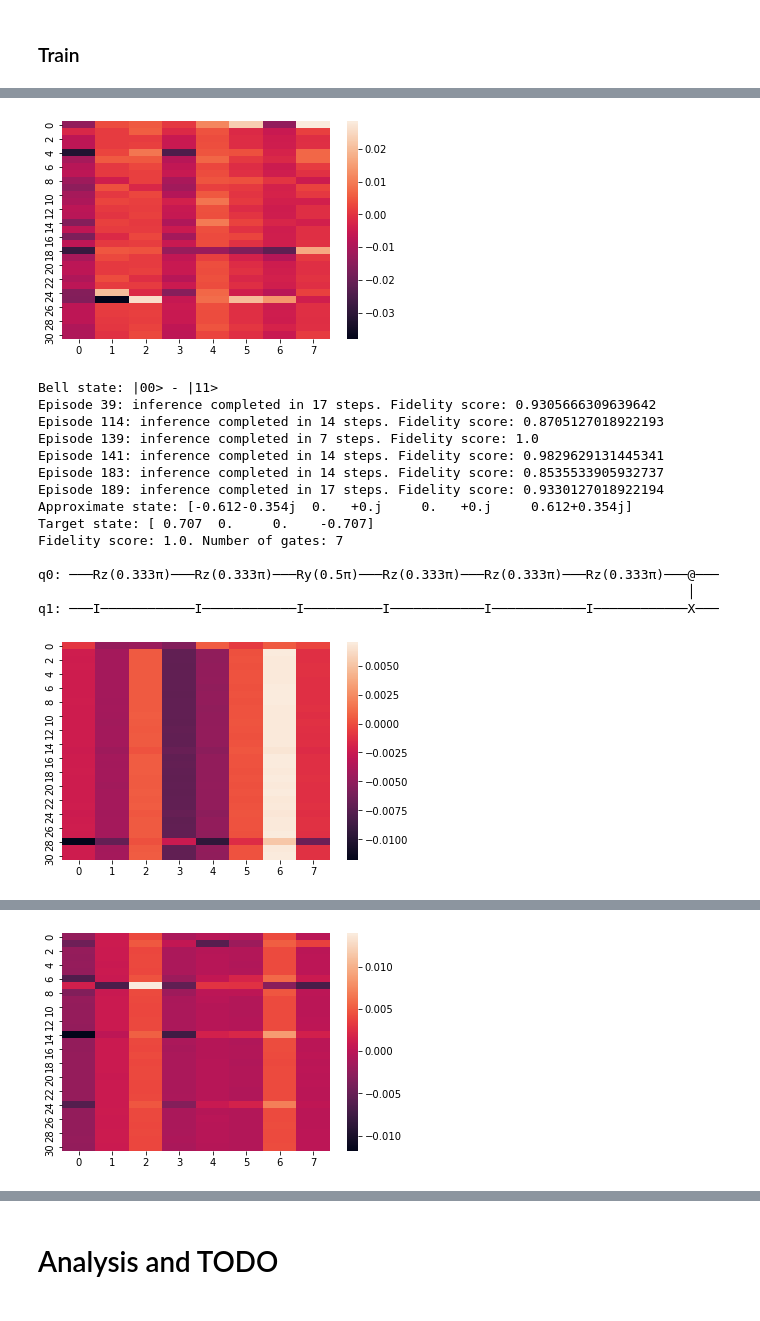
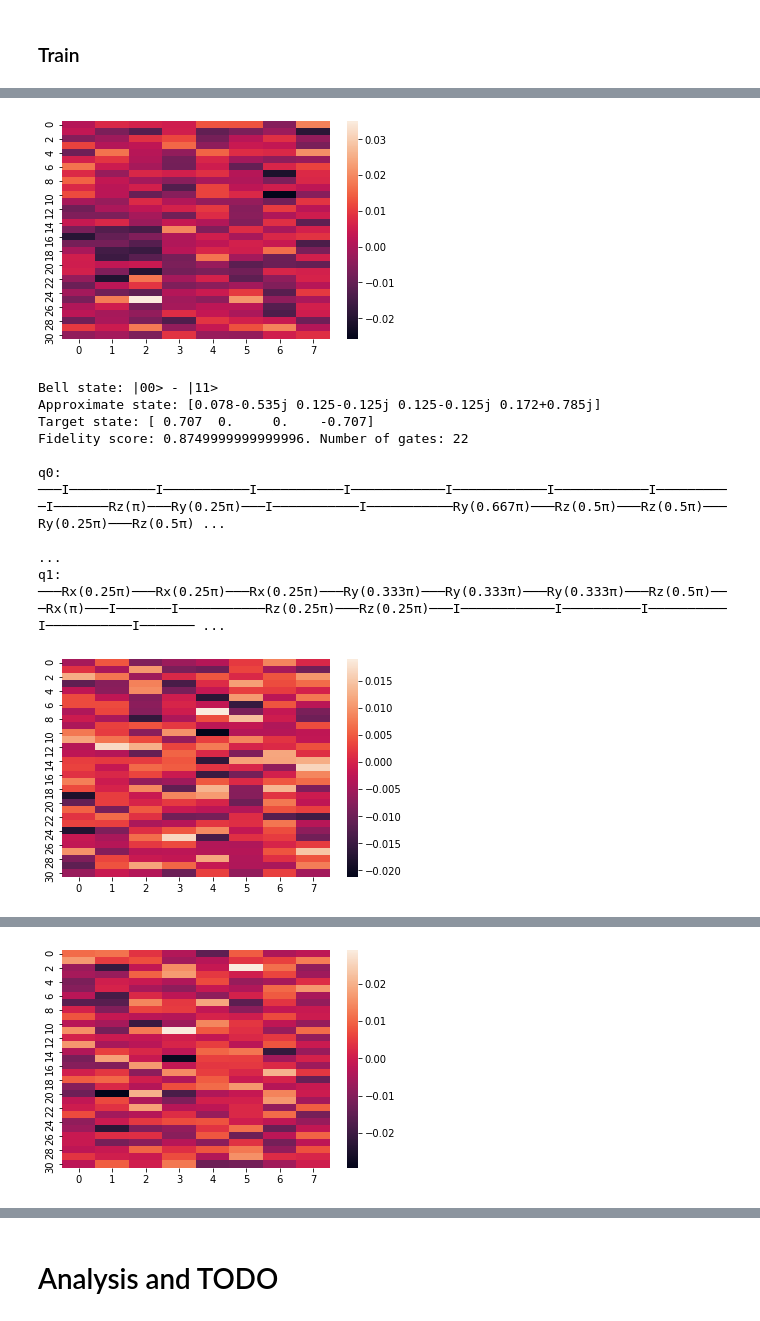
Before and after one commit to francescomontagna/Quantum-Reinforcement-Learning, a Jupyter notebook: QuantumRL.ipynb, the cells around one changed output, grey strips where cells are left out. Drawn from its saved outputs; the diff is of its cells as text; code cells hidden in the pictures.

Commit message:
Revert "Test for eps greedy behavioural policy"
This reverts commit 055b610d0de081abd541a19927df9fec2349f1c2.

```diff
--- a/QuantumRL.ipynb
+++ b/QuantumRL.ipynb
@@ -1045,15 +949,9 @@ Best Params:
 ?
 # %% [markdown]
 ### Train
-# %%
-TOLERANCE = 0.15
-TRAINING_EPISODES = 200
-NUM_OFFLINE_UPDATES = 0  # WAY WORSE IF != 0
-
-STEP_SIZE = 0.0001
-NEG_REWARD = -1.0
-POS_REWARD = 100.0
-DISCOUNT = 0.
-PATH = "logs.txt"
+# %%
+STEP_SIZE = 0.0001
+NEG_REWARD = -5.
+POS_REWARD = 100.
 # %%
 with open(PATH, "w+") as f:
@@ -1067,31 +965,19 @@ with open(PATH, "w+") as f:
 W = None
 
 for rep, bell_state in bell_dict.items():
-    print("Bell state: " + rep)
-    start = [1, 0, 0, 0]
-    target = bell_state
+  print("Bell state: " +  rep)
+  start = [1, 0, 0, 0]
+  target = bell_state
 
-    experiment = Experiment(
-        start,
-        target,
-        TOLERANCE,
-        TRAINING_EPISODES,
-        STEP_SIZE,
-        NUM_OFFLINE_UPDATES,
-        NEG_REWARD,
-        POS_REWARD,
-        DISCOUNT,
-        W,
-        max_steps = 300,
-        off_policy=False
-    )
-    circuit_gates, terminal_state = experiment.run_experiment()
-    compare_circuits(circuit_gates, terminal_state, QuantumState(target))
-    print("")
+  experiment = Experiment(start, target, TOLERANCE, TRAINING_EPISODES, STEP_SIZE,
+                          NUM_OFFLINE_UPDATES, NEG_REWARD, POS_REWARD, W)
+  circuit_gates, terminal_state = experiment.run_experiment()
+  compare_circuits(circuit_gates, terminal_state, QuantumState(target))
+  print("")
 
-    sns.heatmap(experiment._agent._W)
-    plt.show()
-    print("")
-    print("")
+  sns.heatmap(experiment._agent._W)
+  plt.show()
+  print("")
+  print("")
 # %% [output]
 Bell state: |00> + |11>
@@ -1132,17 +1009,11 @@ q1: ───I───────────I──────────
-[figure, old version]
+[figure, new version]
 Bell state: |00> - |11>
-Episode 39: inference completed in 17 steps. Fidelity score: 0.9305666309639642
-Episode 114: inference completed in 14 steps. Fidelity score: 0.8705127018922193
-Episode 139: inference completed in 7 steps. Fidelity score: 1.0
-Episode 141: inference completed in 14 steps. Fidelity score: 0.9829629131445341
-Episode 183: inference completed in 14 steps. Fidelity score: 0.8535533905932737
-Episode 189: inference completed in 17 steps. Fidelity score: 0.9330127018922194
-Approximate state: [-0.612-0.354j  0.   +0.j     0.   +0.j     0.612+0.354j]
+Approximate state: [0.078-0.535j 0.125-0.125j 0.125-0.125j 0.172+0.785j]
 Target state: [ 0.707  0.     0.    -0.707]
-Fidelity score: 1.0. Number of gates: 7
+Fidelity score: 0.8749999999999996. Number of gates: 22
 
-q0: ───Rz(0.333π)───Rz(0.333π)───Ry(0.5π)───Rz(0.333π)───Rz(0.333π)───Rz(0.333π)───@───
-                                                                                   │
-q1: ───I────────────I────────────I──────────I────────────I────────────I────────────X───
+q0: ───I───────────I───────────I───────────I────────────I────────────I────────────I──────────I───────Rz(π)───Ry(0.25π)───I───────────I───────────Ry(0.667π)───Rz(0.5π)───Rz(0.5π)───Ry(0.25π)───Rz(0.5π) ...
+                                                                                                                                                                                                         ...
+q1: ───Rx(0.25π)───Rx(0.25π)───Rx(0.25π)───Ry(0.333π)───Ry(0.333π)───Ry(0.333π)───Rz(0.5π)───Rx(π)───I───────I───────────Rz(0.25π)───Rz(0.25π)───I────────────I──────────I──────────I───────────I─────── ...
-[figure, old version]
+[figure, new version]
 Bell state: |01> - |10>
@@ -1160,3 +1030,3 @@ q1: ───I────────────I─────────
-[figure, old version]
+[figure, new version]
 # %%
 files.download(PATH)
```
Also changed, not shown: parts of 29 cells of this notebook, 2 other files.
